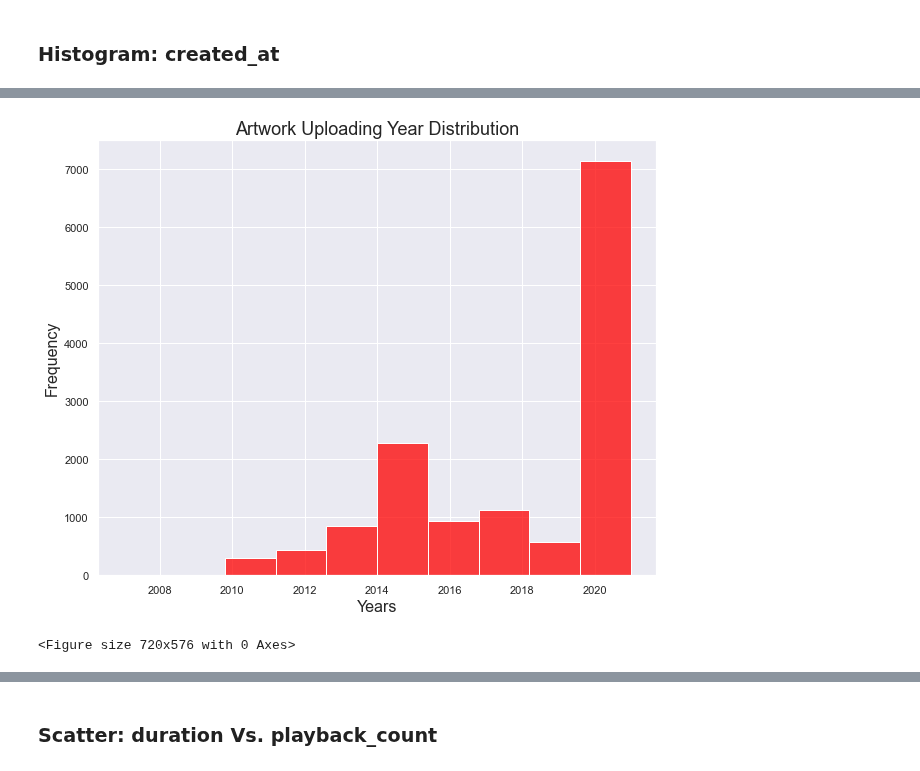
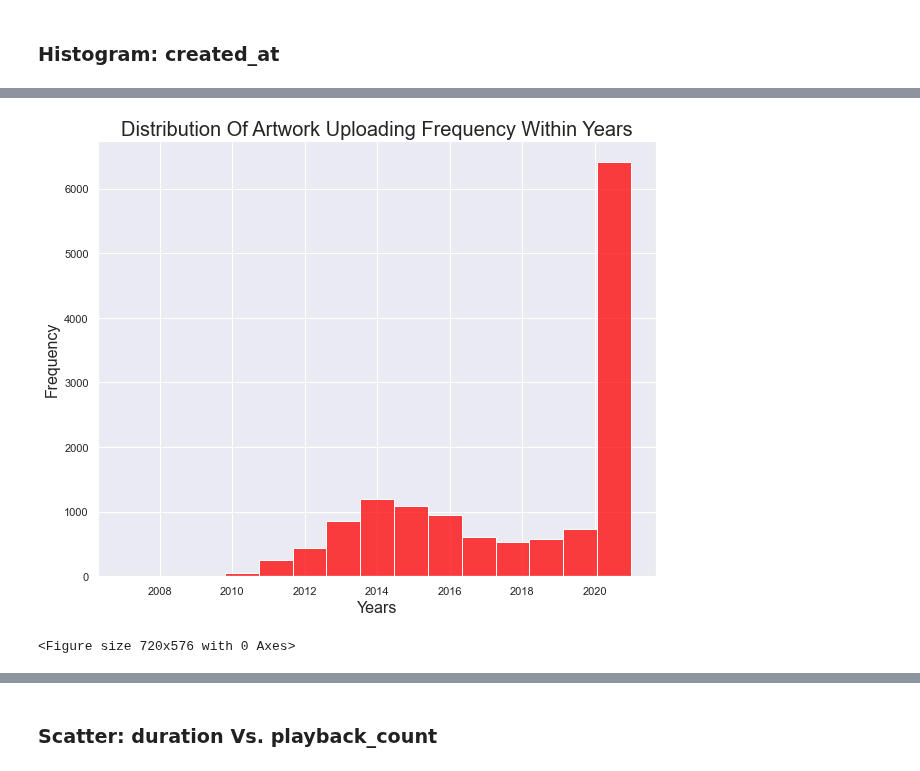
Before and after one commit to machung2001/SoundCloud, a Jupyter notebook: src/tracks_plotCharts.ipynb, the cells around one changed output, grey strips where cells are left out. Saved outputs shown, nothing was run; the diff lists cells and outputs as text; code cells hidden in the pictures.

```diff
--- a/src/tracks_plotCharts.ipynb
+++ b/src/tracks_plotCharts.ipynb
@@ -38,12 +40,12 @@ Name: created_at, Length: 13672, dtype: datetime64[ns, UTC]
 # %%
 sns.set(style="darkgrid")
-sns.histplot(data=df['created_at'].dt.year, kde=False, color='red', bins=10)
+sns.histplot(data=df['created_at'].dt.year, kde=False, color='red', bins=15)
 sns.set(rc={'figure.figsize':(10,8)})
-plt.title('Artwork Uploading Year Distribution', fontsize=18)
+plt.title('Distribution Of Artwork Uploading Frequency Within Years', fontsize=20)
 plt.xlabel('Years', fontsize=16)
 plt.ylabel('Frequency', fontsize=16)
 plt.show()
 plt.clf()
 # %% [output]
-[figure, old version]
+[figure, new version]
 <Figure size 720x576 with 0 Axes>
```
Also changed, not shown: parts of 4 cells of this notebook.
